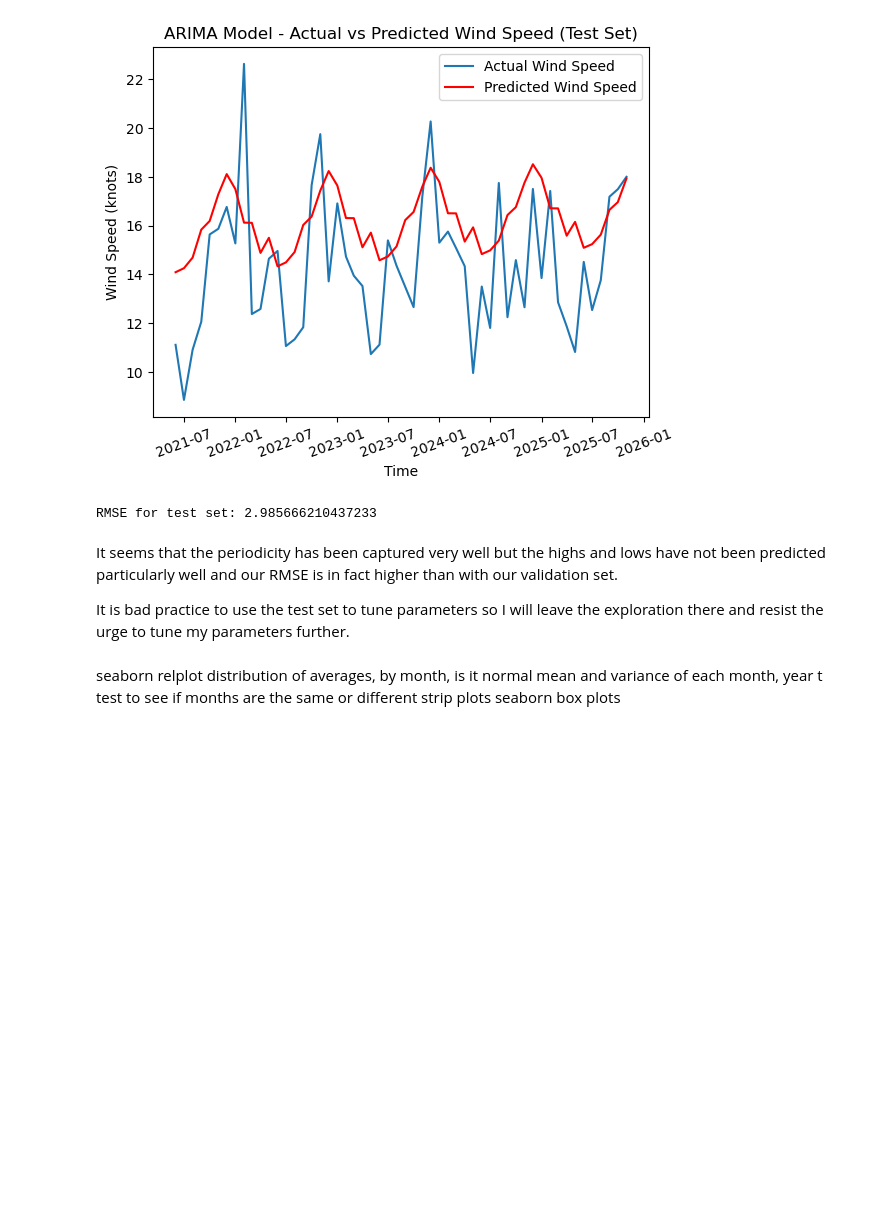
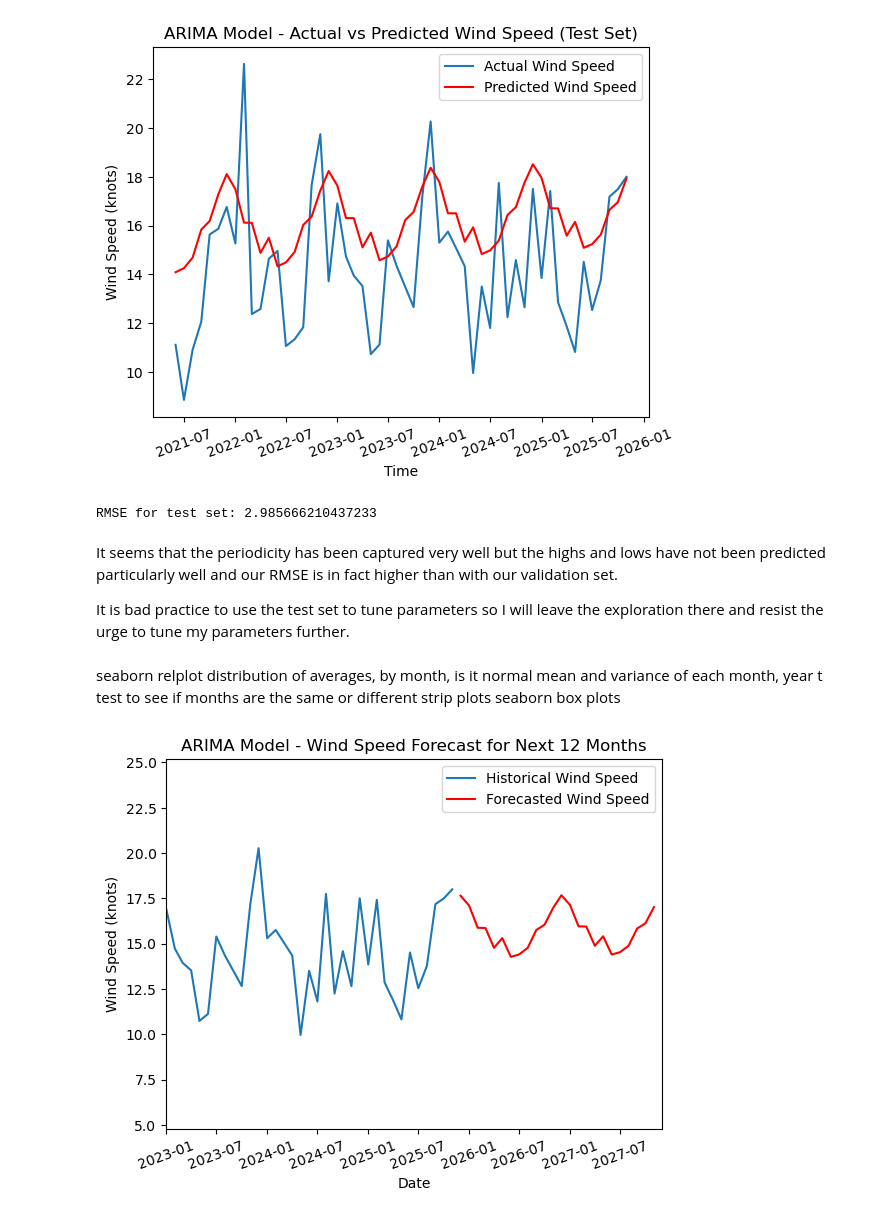
Before and after one commit to CeamanCollins/PFDA, a Jupyter notebook: project/project.ipynb, the cells around one changed output. Drawn from its saved outputs; the diff is of its cells as text; code cells hidden in the pictures; blank space fills up the shorter version.

```diff
--- a/project/project.ipynb
+++ b/project/project.ipynb
@@ -264,3 +279,24 @@ distribution of averages, by month, is it normal mean and variance of each month
 t test to see if months are the same or different
 strip plots seaborn
 box plots
+# %%
+prediction = pd.DataFrame(
+                    model_fit.forecast(
+                        steps=(len(y_test)+len(y_validation)+24)
+                    )[len(y_validation)+len(y_test):]
+                ).set_index(
+                    pd.date_range(
+                        start=y_test.index[-1] + pd.DateOffset(months=1), periods=24, freq='MS'
+                    )
+                )
+plt.plot(mace_head_wdsp_resampled, label='Historical Wind Speed')
+plt.plot(prediction, color='red', label='Forecasted Wind Speed')
+plt.title('ARIMA Model - Wind Speed Forecast for Next 12 Months')
+plt.xlabel('Date')
+plt.ylabel('Wind Speed (knots)')
+plt.xticks(rotation=20)
+plt.xlim(dt.datetime(2023, 1, 1), dt.datetime(2027, 12, 1))
+plt.legend()
+plt.show()
+# %% [output]
+[figure, added]
```
Also changed, not shown: parts of 17 cells of this notebook.
